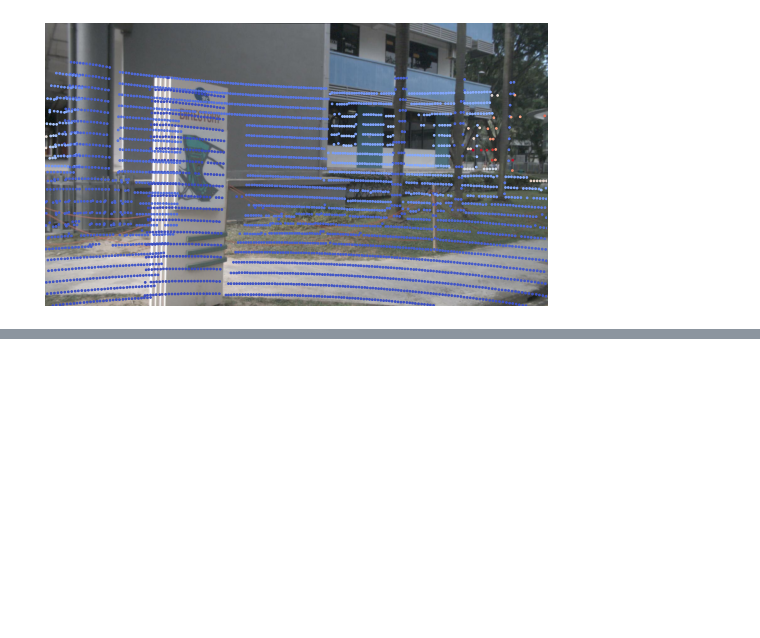
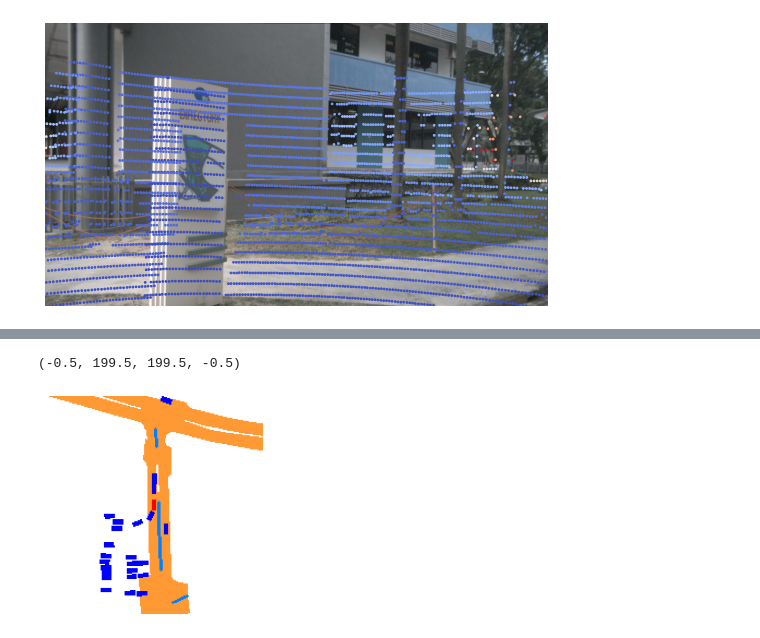
Before and after one commit to neonkill/BEVfor3DOD, a Jupyter notebook: debugging/dataset_det_debugging.ipynb, the cells around one changed output, grey strips where cells are left out. Drawn from its saved outputs; the diff is of its cells as text; code cells hidden in the pictures; blank space fills up the shorter version.

```diff
--- a/debugging/dataset_det_debugging.ipynb
+++ b/debugging/dataset_det_debugging.ipynb
@@ -149,0 +164,18 @@ plt.show()
+# %%
+def vis_gt(bev):
+    # bev = np.transpose(bev, (1, 2, 0))
+    area = bev[:,:,0] + bev[:,:,1]
+    divider = bev[:,:,2] + bev[:,:,3]
+    vehicle = bev[:,:,4] + bev[:,:,5] + bev[:,:,6] + bev[:,:,7]
+
+    h, w = area.shape
+    vis = np.full((h, w, 3), 255, dtype='uint8')
+
+
+    for i, bibev in enumerate([area, divider, vehicle]):
+    # for i, bibev in enumerate([area, vehicle]):
+        vis[bibev!=0,:] = mapping[i]
+
+    vis[95:105, 98:102, :] = (255, 0, 0)
+
+    return vis
@@ -149,0 +192,5 @@ plt.show()
+# %%
+# merge images
+merged_imgs = merge_rgbs(data['image'].numpy())
+# bev: torch.Size([200, 200, 12])
+bev = vis_gt(data['bev'].numpy())
@@ -149,0 +261,6 @@ plt.show()
+# %%
+plt.imshow(bev)
+plt.axis('off')
+# %% [output]
+(-0.5, 199.5, 199.5, -0.5)
+[figure, added]
```
Also changed, not shown: parts of 11 cells of this notebook, 3 other files.
